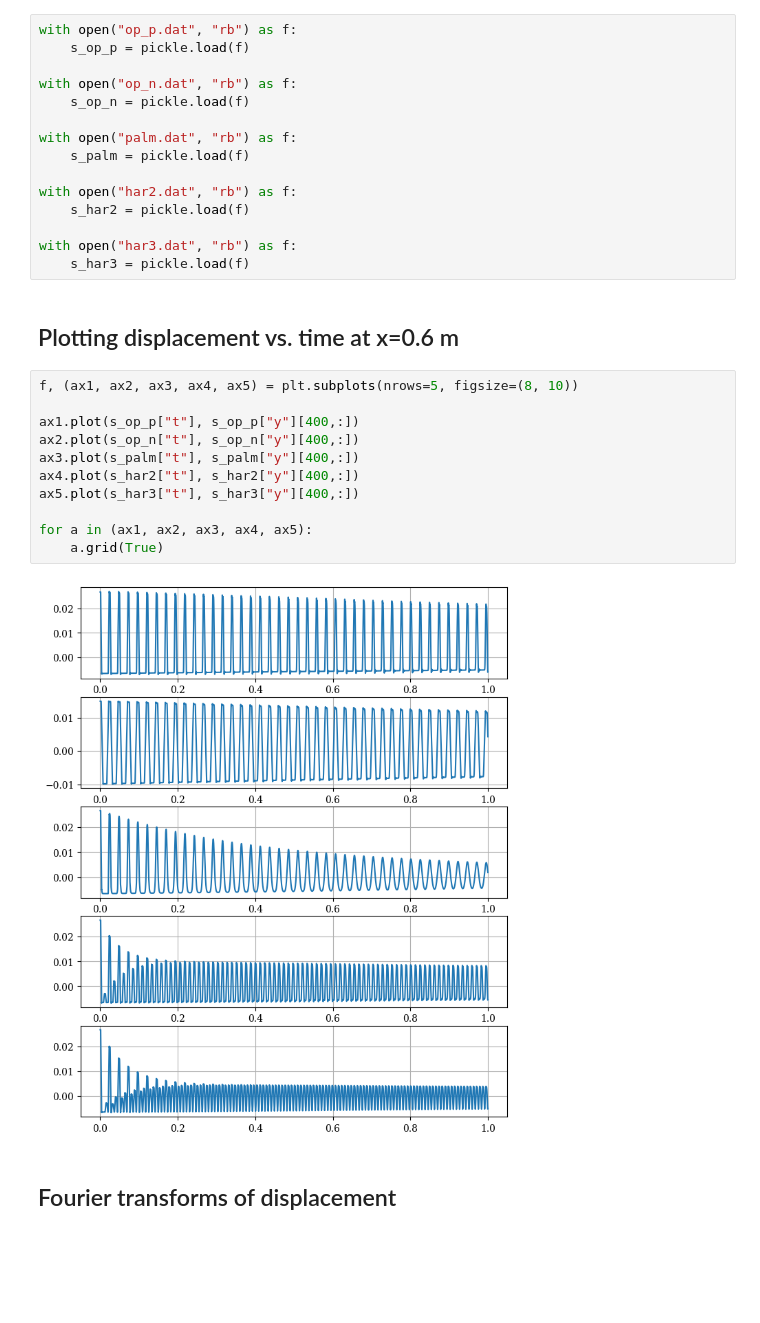
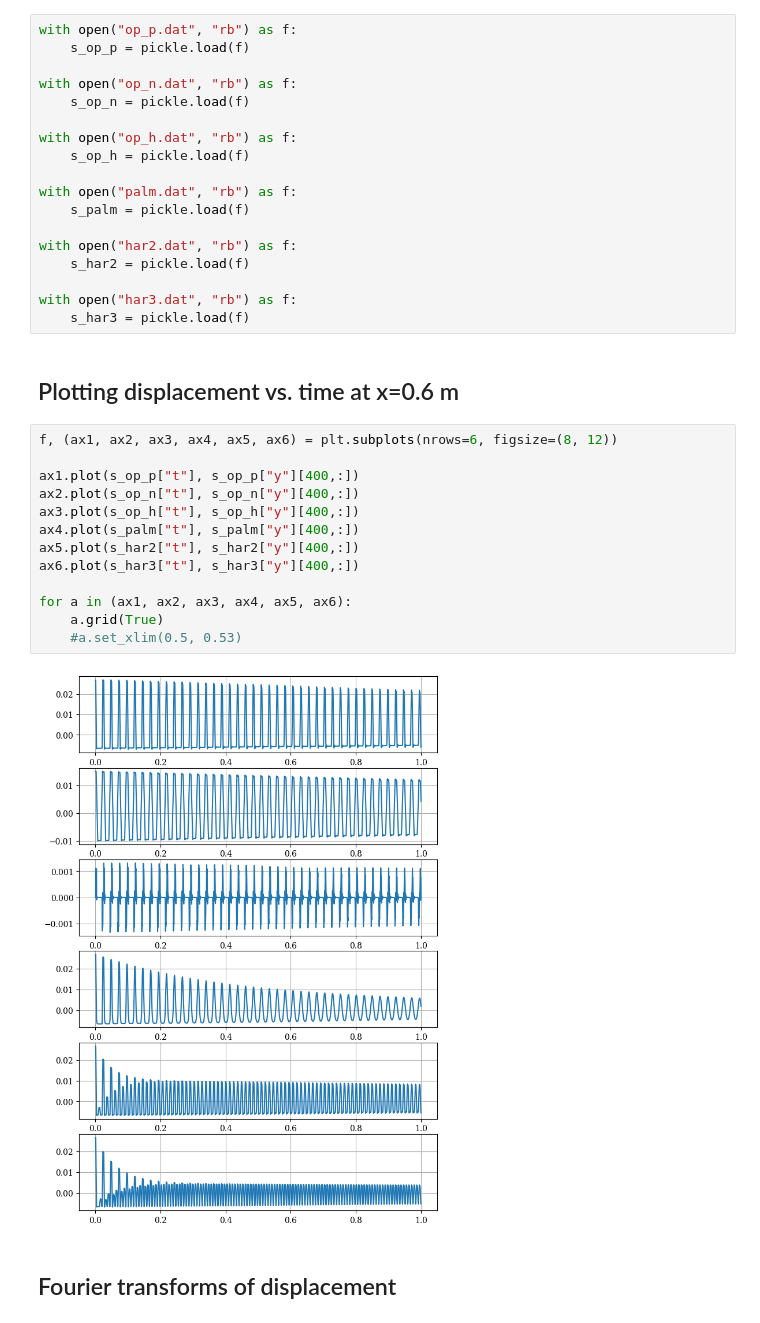
Before and after one commit to ELFREELAND/string_instrument, a Jupyter notebook: analysis.ipynb, the cells around one changed output. Cells and saved outputs as stored; diff of their text form; blank space fills up the shorter version.

```diff
--- a/analysis.ipynb
+++ b/analysis.ipynb
@@ -20,6 +20,9 @@ with open("op_p.dat", "rb") as f:
 
 with open("op_n.dat", "rb") as f:
     s_op_n = pickle.load(f)
+
+with open("op_h.dat", "rb") as f:
+    s_op_h = pickle.load(f)
 
 with open("palm.dat", "rb") as f:
     s_palm = pickle.load(f)
@@ -32,18 +35,20 @@ with open("har3.dat", "rb") as f:
 # %% [markdown]
 ## Plotting displacement vs. time at x=0.6 m
 # %%
-f, (ax1, ax2, ax3, ax4, ax5) = plt.subplots(nrows=5, figsize=(8, 10))
+f, (ax1, ax2, ax3, ax4, ax5, ax6) = plt.subplots(nrows=6, figsize=(8, 12))
 
 ax1.plot(s_op_p["t"], s_op_p["y"][400,:])
 ax2.plot(s_op_n["t"], s_op_n["y"][400,:])
-ax3.plot(s_palm["t"], s_palm["y"][400,:])
-ax4.plot(s_har2["t"], s_har2["y"][400,:])
-ax5.plot(s_har3["t"], s_har3["y"][400,:])
+ax3.plot(s_op_h["t"], s_op_h["y"][400,:])
+ax4.plot(s_palm["t"], s_palm["y"][400,:])
+ax5.plot(s_har2["t"], s_har2["y"][400,:])
+ax6.plot(s_har3["t"], s_har3["y"][400,:])
 
-for a in (ax1, ax2, ax3, ax4, ax5):
+for a in (ax1, ax2, ax3, ax4, ax5, ax6):
     a.grid(True)
+    #a.set_xlim(0.5, 0.53)
 # %% [output]
-[figure, old version]
+[figure, new version]
 # %% [markdown]
 ## Fourier transforms of displacement
 # %%
```
Also changed, not shown: parts of 1 cell of this notebook, 7 other files.
